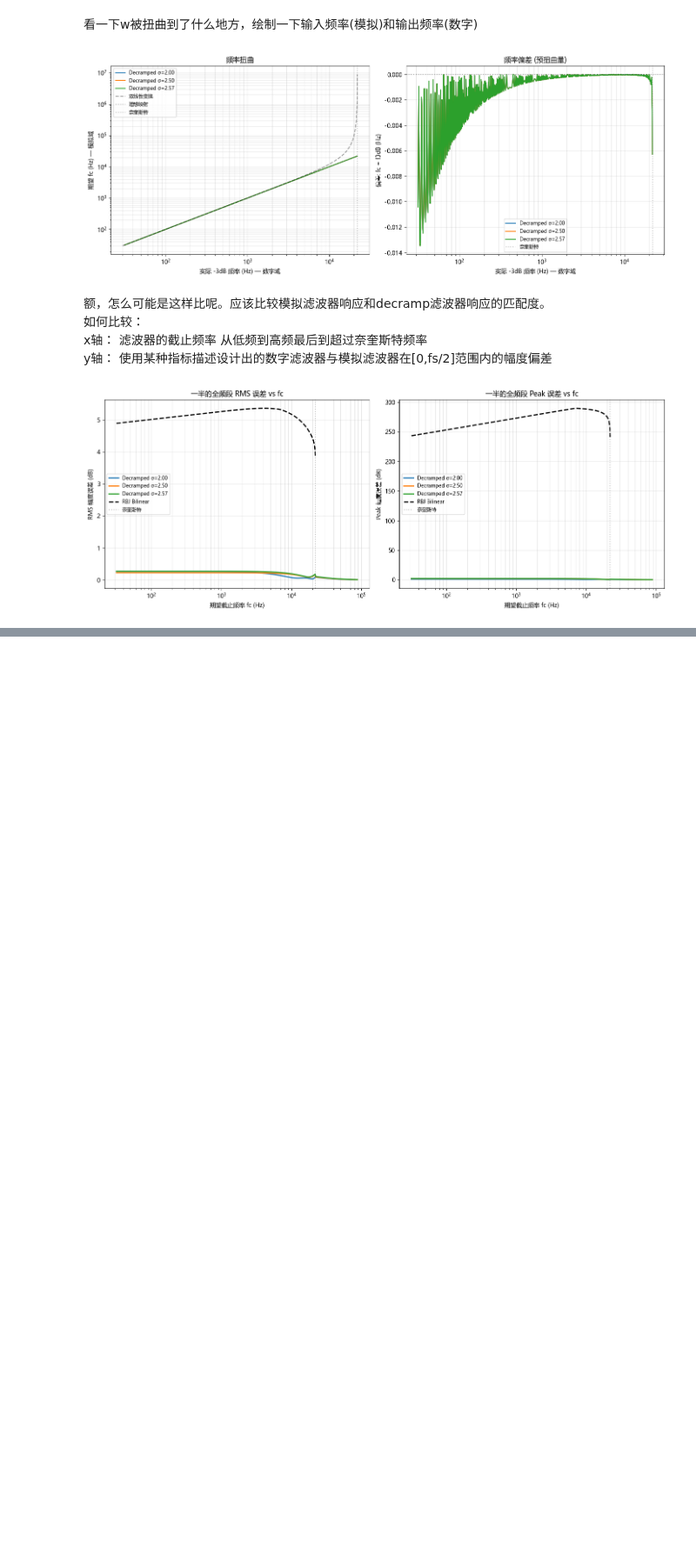
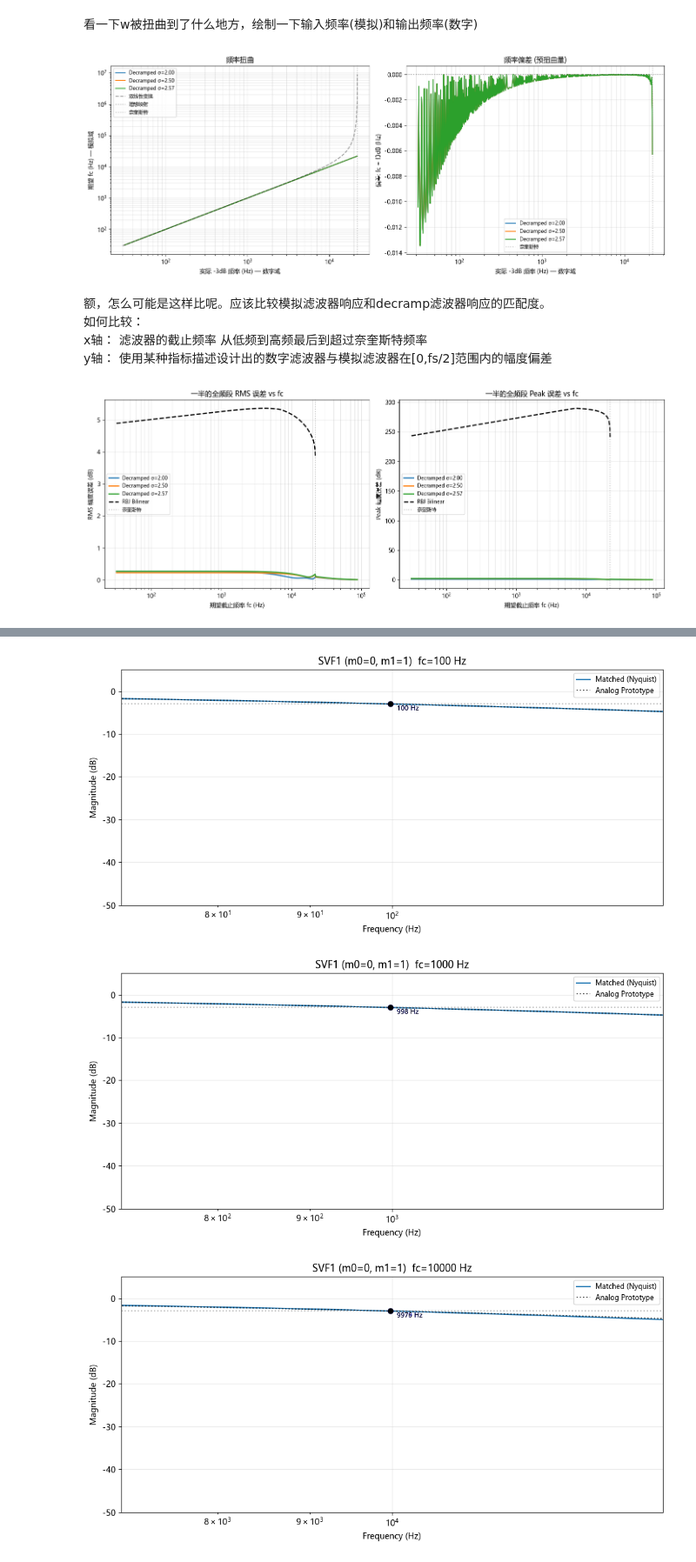
Before and after one commit to a5632645/qwqdsp, a Jupyter notebook: notebooks/ivantsovy.ipynb, the cells around one changed output, grey strips where cells are left out. Shown at 87% size. Saved outputs shown, nothing was run; the diff lists cells and outputs as text; code cells hidden in the pictures; blank space fills up the shorter version.

```diff
--- a/notebooks/ivantsovy.ipynb
+++ b/notebooks/ivantsovy.ipynb
@@ -636,0 +859,74 @@ plt.show()
+# %%
+def matched_svf1_response(fs, cutoff, m0, m1, t=2.0, nfft=4096):
+    """
+    Nyquist Matched SVF1 frequency response
+
+    Parameters
+    ----------
+    fs : sample rate
+    cutoff : Hz
+    m0,m1 : mixing coefficients
+    t : Ivantsov parameter
+    """
+
+    w = get_prewarped_omega(cutoff, fs, t)
+    # w = fs / cutoff
+
+    gz = np.pi / np.sqrt(w * w + t * t)
+
+    m1z = m1
+
+    m0z = np.sqrt((m0*m0+t*t*m1*m1/w/w)/(1+t*t/w/w))
+
+    w = np.linspace(0, np.pi, nfft)
+    z = np.exp(-1j * w)
+
+    H = (m0z + gz*m1z + (-m0z + gz*m1z)*z) / \
+        (1 + gz + (gz - 1)*z)
+
+    freq = w/(2*np.pi)*fs
+
+    return freq, H
+
+def make_fc_figure(fc):
+    freq, H1 = matched_svf1_response(fs, fc, 0, 1, t=2.0)
+
+    # 模拟原型 (一阶低通)
+    b_an, a_an = get_analog_coefficients("low pass", fc)
+    _, H_an = signal.freqs(b_an, a_an, worN=freq * 2 * np.pi)
+
+    mag1 = 20 * np.log10(np.maximum(np.abs(H1), 1e-15))
+    mag_an = 20 * np.log10(np.maximum(np.abs(H_an), 1e-15))
+
+    plt.figure(figsize=(10, 5))
+    plt.semilogx(freq, mag1, label="Matched (Nyquist)")
+    plt.semilogx(freq, mag_an, ":", label="Analog Prototype", color="black", alpha=0.7)
+
+    # 标记 -3dB 线
+    plt.axhline(-3, color='gray', linestyle=':', alpha=0.5)
+    for mag, name, c in [(mag1, 'Matched', 'blue'), (mag_an, 'Analog', 'black')]:
+        idx = np.argmax(mag <= -3)
+        if idx > 0 and mag[0] > -3:
+            f3 = freq[idx-1] + (freq[idx] - freq[idx-1]) * (-3 - mag[idx-1]) / (mag[idx] - mag[idx-1])
+            plt.plot(f3, -3, 'o', color=c, markersize=6)
+            plt.annotate(f'{f3:.0f} Hz', (f3, -3), textcoords="offset points",
+                        xytext=(8, -8), fontsize=8, color=c)
+
+    plt.grid(True, alpha=0.3)
+    plt.xlim(fc / 2**0.5, fc * 2**0.5)
+    plt.ylim(-50, 5)
+    plt.legend(fontsize='small')
+    plt.xlabel("Frequency (Hz)")
+    plt.ylabel("Magnitude (dB)")
+    plt.title(f"SVF1 (m0=0, m1=1)  fc={fc} Hz")
+    plt.tight_layout()
+    plt.show()
+
+make_fc_figure(100)
+make_fc_figure(1000)
+make_fc_figure(10000)
+make_fc_figure(fs/2 + 50)
+# %% [output]
+[figure, added]
+[figure, added]
+[figure, added]
```
Also changed, not shown: parts of 8 cells of this notebook.
